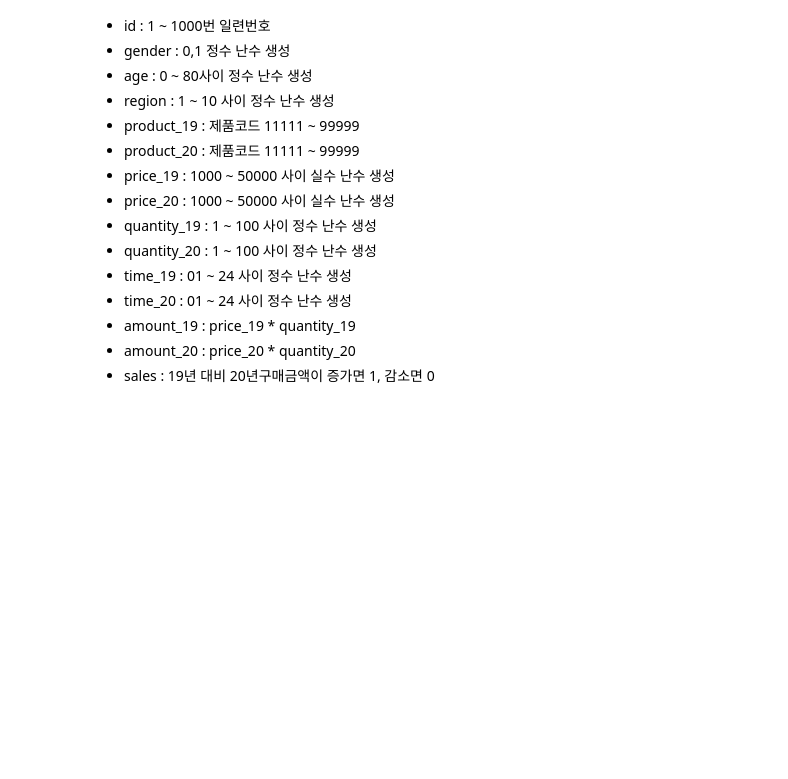
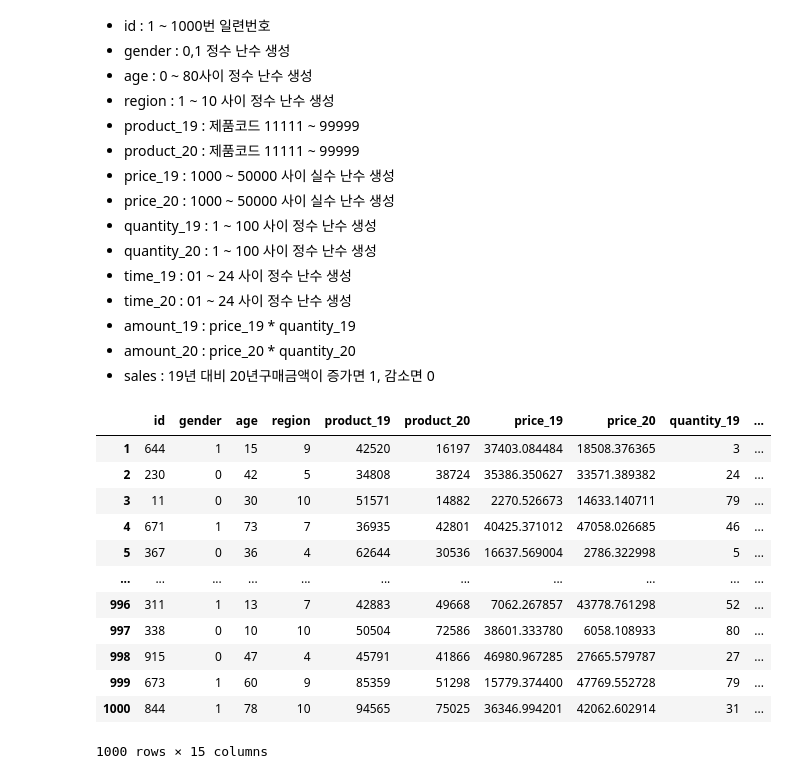
Before and after one commit to HyeonuJeong/Mycakd5, a Jupyter notebook: m2_분석라이브러리활용/numpy_응용.ipynb, the cells around one changed output. Saved outputs shown, nothing was run; the diff lists cells and outputs as text; code cells hidden in the pictures; blank space fills up the shorter version.

```diff
--- a/m2_분석라이브러리활용/numpy_응용.ipynb
+++ b/m2_분석라이브러리활용/numpy_응용.ipynb
@@ -548,3 +553,40 @@ df
 - amount_19 : price_19 * quantity_19
 - amount_20 : price_20 * quantity_20
 - sales : 19년 대비 20년구매금액이 증가면 1, 감소면 0
+# %%
+columns=['id', 'gender', 'age','region','product_19','product_20','price_19','price_20',
+                                   'quantity_19','quantity_20','time_19','time_20','amount_19','amount_20','sales']
+arr=np.zeros((1000,len(columns)))
+
+df = pd.DataFrame(arr,range(1,1001),columns)
+
+df.id = np.random.randint(1, 1001, size = 1000)
+df.gender = np.random.randint(0, 2, size = 1000)
+df.age = np.random.randint(0, 81, size = 1000)
+df.region = np.random.randint(1, 11, size = 1000)
+df.product_19 = np.random.randint(11111, 100000, size = 1000)
+df.product_20 = np.random.randint(11111, 100000, size = 1000)
+df.price_19 = np.random.uniform(1000.0,50000.0,1000)
+df.price_20 = np.random.uniform(1000.0,50000.0,1000)
+df.quantity_19 = np.random.randint(1,101, size = 1000)
+df.quantity_20 = np.random.randint(1,101, size = 1000)
+df.time_19 = np.random.randint(1,25, size = 1000)
+df.time_20 = np.random.randint(1,25, size = 1000)
+df.amount_19 = df.price_19 * df.quantity_19
+df.amount_20 = df.price_20 * df.quantity_20
+df.sales = np.where( df.amount_19 < df.amount_20,1,0)
+df
+# %% [output]
+|  | id | gender | age | region | product_19 | product_20 | price_19 | price_20 | quantity_19 | ... |
+| 1 | 644 | 1 | 15 | 9 | 42520 | 16197 | 37403.084484 | 18508.376365 | 3 | ... |
+| 2 | 230 | 0 | 42 | 5 | 34808 | 38724 | 35386.350627 | 33571.389382 | 24 | ... |
+| 3 | 11 | 0 | 30 | 10 | 51571 | 14882 | 2270.526673 | 14633.140711 | 79 | ... |
+| 4 | 671 | 1 | 73 | 7 | 36935 | 42801 | 40425.371012 | 47058.026685 | 46 | ... |
+| 5 | 367 | 0 | 36 | 4 | 62644 | 30536 | 16637.569004 | 2786.322998 | 5 | ... |
+| ... | ... | ... | ... | ... | ... | ... | ... | ... | ... | ... |
+| 996 | 311 | 1 | 13 | 7 | 42883 | 49668 | 7062.267857 | 43778.761298 | 52 | ... |
+| 997 | 338 | 0 | 10 | 10 | 50504 | 72586 | 38601.333780 | 6058.108933 | 80 | ... |
+| 998 | 915 | 0 | 47 | 4 | 45791 | 41866 | 46980.967285 | 27665.579787 | 27 | ... |
+| 999 | 673 | 1 | 60 | 9 | 85359 | 51298 | 15779.374400 | 47769.552728 | 79 | ... |
+| 1000 | 844 | 1 | 78 | 10 | 94565 | 75025 | 36346.994201 | 42062.602914 | 31 | ... |
+1000 rows × 15 columns
```
Also changed, not shown: parts of 10 cells of this notebook, 1 other file.
